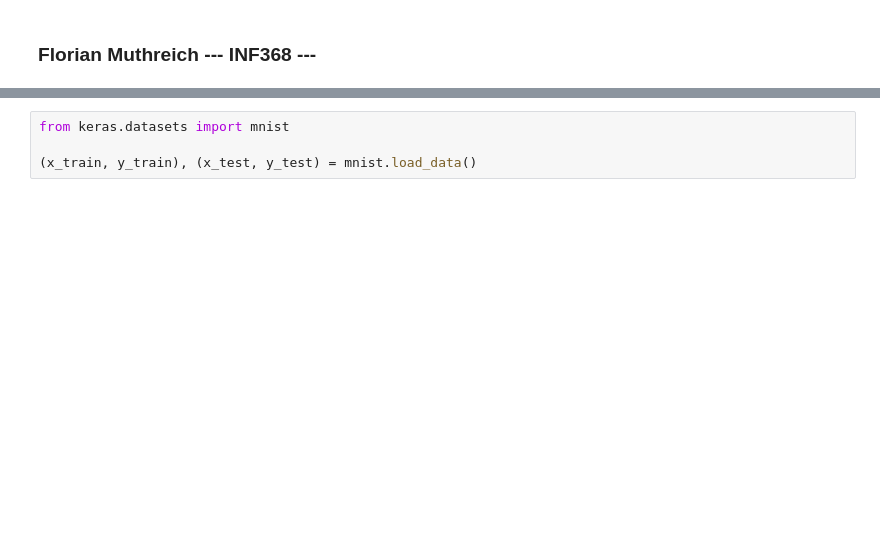
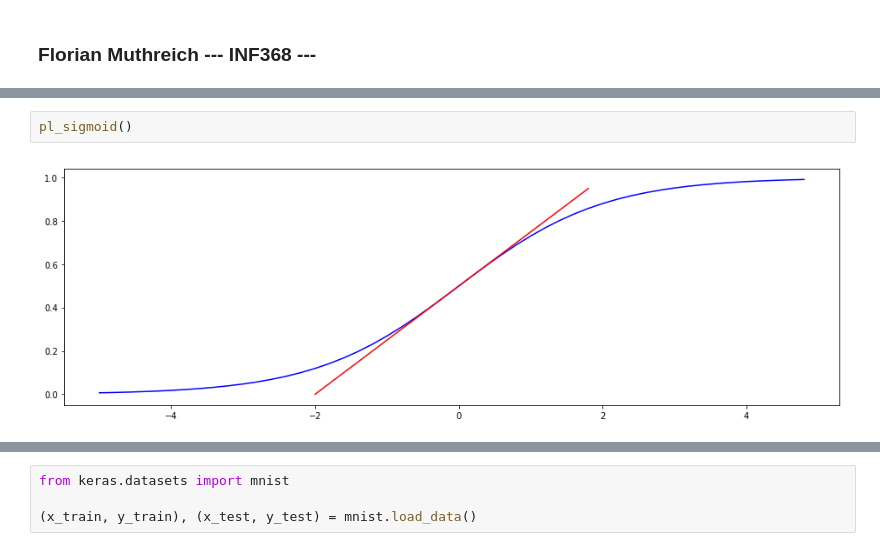
Before and after one commit to FM-uib/INF368, a Jupyter notebook: Assignment_1_Florian_Muthreich.ipynb, the cells around one changed output, grey strips where cells are left out. Saved outputs shown, nothing was run; the diff lists cells and outputs as text; blank space fills up the shorter version.

```diff
--- a/Assignment_1_Florian_Muthreich.ipynb
+++ b/Assignment_1_Florian_Muthreich.ipynb
@@ -6,0 +127,4 @@ Load necessary packages
+# %%
+pl_sigmoid()
+# %% [output]
+[figure, added]
```
Also changed, not shown: parts of 72 cells of this notebook, 25 other files.
